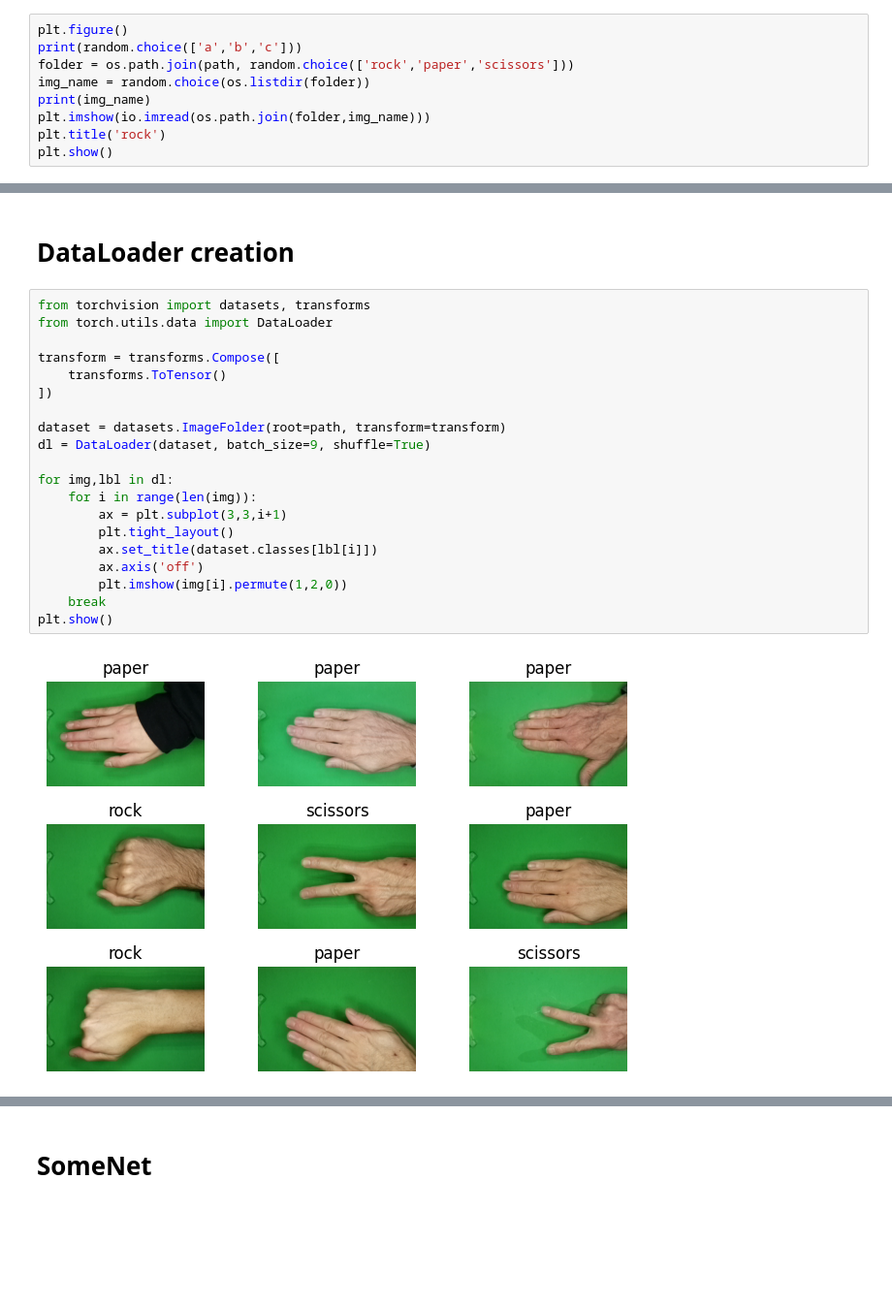
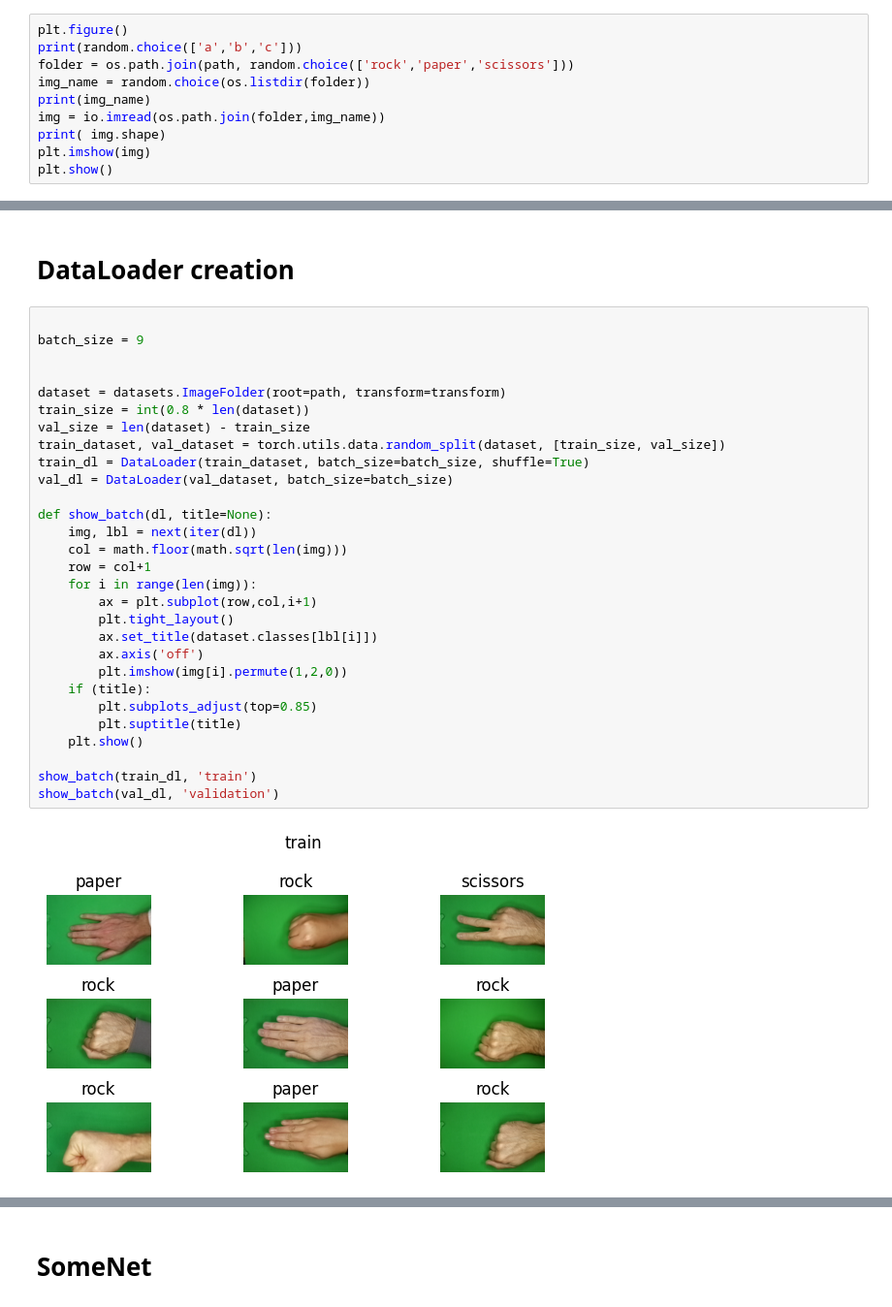
Before and after one commit to prometheus404/sm4ml_proj, a Jupyter notebook: rockpaperscissors.ipynb, the cells around one changed output, grey strips where cells are left out. Shown at 97% size. Cells and saved outputs as stored; diff of their text form; blank space fills up the shorter version.

```diff
--- a/rockpaperscissors.ipynb
+++ b/rockpaperscissors.ipynb
@@ -53,7 +56,8 @@ print(random.choice(['a','b','c']))
 folder = os.path.join(path, random.choice(['rock','paper','scissors']))
 img_name = random.choice(os.listdir(folder))
 print(img_name)
-plt.imshow(io.imread(os.path.join(folder,img_name)))
-plt.title('rock')
+img = io.imread(os.path.join(folder,img_name))
+print( img.shape)
+plt.imshow(img)
 plt.show()
 # %% [output]
@@ -65,24 +74,33 @@ MhOAtto6kcc8xsKr.png
 # %% [markdown]
 # DataLoader creation
 # %%
-from torchvision import datasets, transforms
-from torch.utils.data import DataLoader
 
-transform = transforms.Compose([
-    transforms.ToTensor()
-])
+batch_size = 9
+
 
 dataset = datasets.ImageFolder(root=path, transform=transform)
-dl = DataLoader(dataset, batch_size=9, shuffle=True)
+train_size = int(0.8 * len(dataset))
+val_size = len(dataset) - train_size
+train_dataset, val_dataset = torch.utils.data.random_split(dataset, [train_size, val_size])
+train_dl = DataLoader(train_dataset, batch_size=batch_size, shuffle=True)
+val_dl = DataLoader(val_dataset, batch_size=batch_size)
 
-for img,lbl in dl:
+def show_batch(dl, title=None):
+    img, lbl = next(iter(dl))
+    col = math.floor(math.sqrt(len(img)))
+    row = col+1
     for i in range(len(img)):
-        ax = plt.subplot(3,3,i+1)
+        ax = plt.subplot(row,col,i+1)
         plt.tight_layout()
         ax.set_title(dataset.classes[lbl[i]])
         ax.axis('off')
         plt.imshow(img[i].permute(1,2,0))
-    break
-plt.show()
+    if (title):
+        plt.subplots_adjust(top=0.85)
+        plt.suptitle(title)
+    plt.show()
+
+show_batch(train_dl, 'train')
+show_batch(val_dl, 'validation')
 # %% [output]
-[figure, old version]
+[figure, new version]
```
Also changed, not shown: parts of 11 cells of this notebook.
